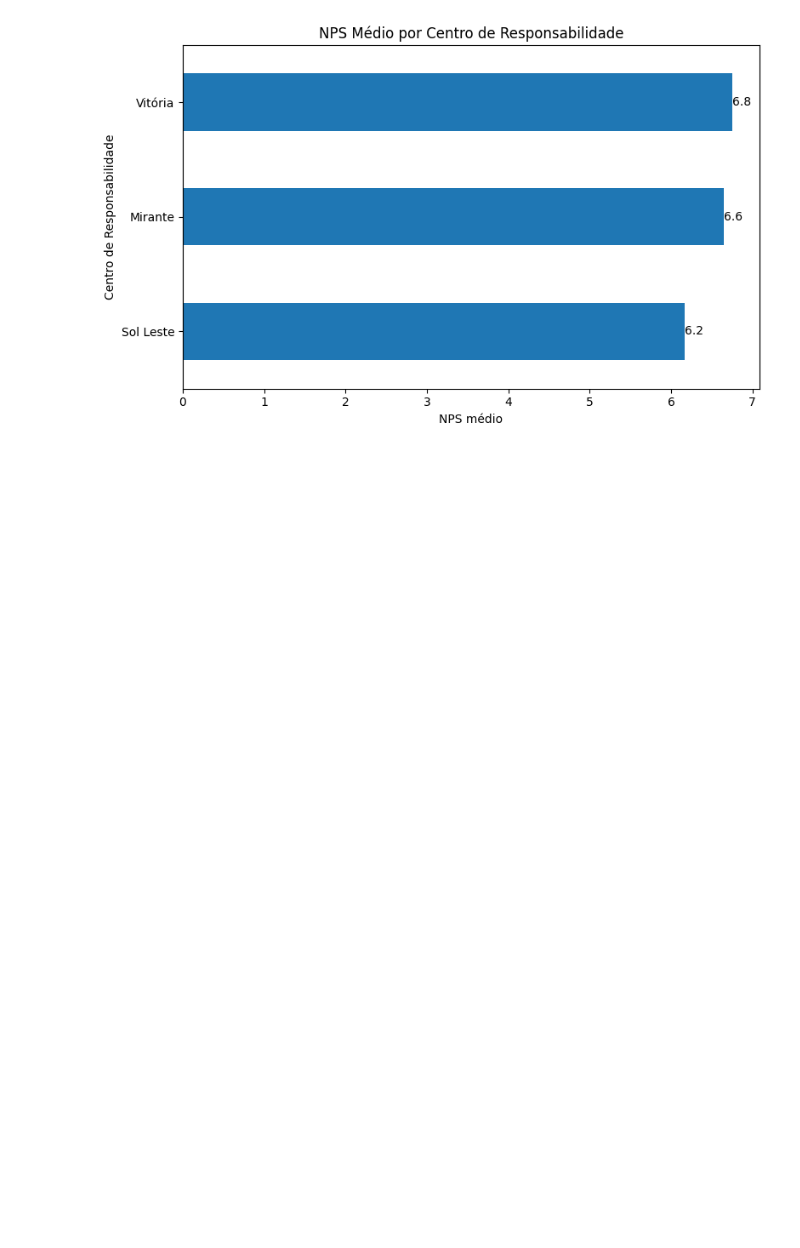
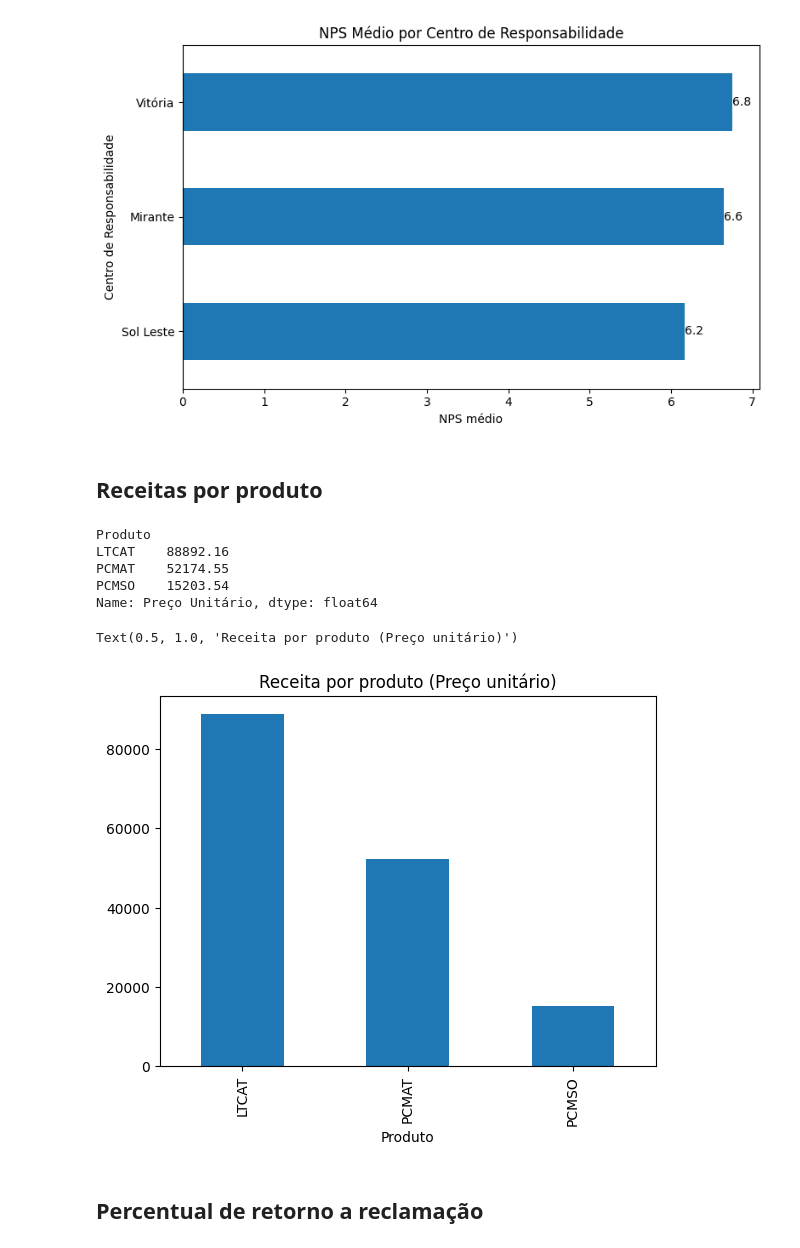
Before and after one commit to dokisnowy/Analise-de-Dados, a Jupyter notebook: data_analise_orcamento.ipynb, the cells around one changed output. Drawn from its saved outputs; the diff is of its cells as text; code cells hidden in the pictures; blank space fills up the shorter version.

```diff
--- a/data_analise_orcamento.ipynb
+++ b/data_analise_orcamento.ipynb
@@ -291,3 +297,23 @@ plt.tight_layout()
 plt.show()
 # %% [output]
 [figure]
+# %% [markdown]
+## Receitas por produto
+# %%
+df_reeitas_por_produto = df_mercado.groupby("Produto")["Preço Unitário"].sum()
+# %%
+df_reeitas_por_produto
+# %% [output]
+Produto
+LTCAT    88892.16
+PCMAT    52174.55
+PCMSO    15203.54
+Name: Preço Unitário, dtype: float64
+# %%
+df_reeitas_por_produto.plot.bar()
+plt.title("Receita por produto (Preço unitário)")
+# %% [output]
+Text(0.5, 1.0, 'Receita por produto (Preço unitário)')
+[figure, added]
+# %% [markdown]
+## Percentual de retorno a reclamação
```
Also changed, not shown: parts of 1 cell of this notebook.
